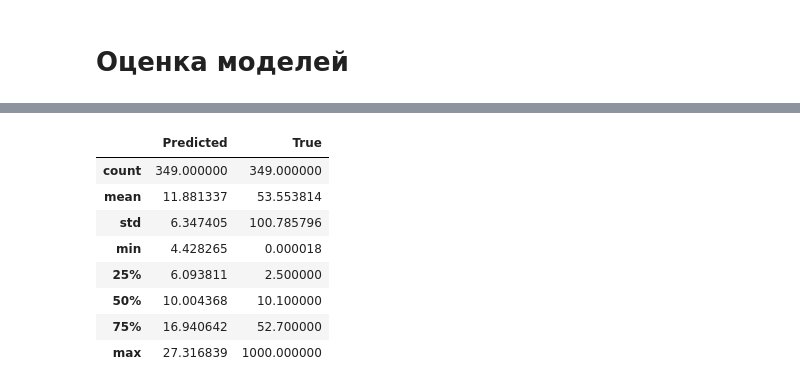
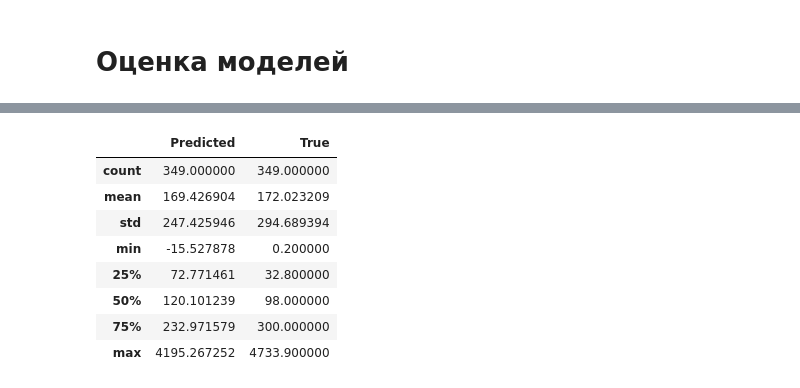
Before and after one commit to oodlbee/drug_prediction, a Jupyter notebook: drug_prediction.ipynb, the cells around one changed output, grey strips where cells are left out. Saved outputs shown, nothing was run; the diff lists cells and outputs as text; code cells hidden in the pictures.

```diff
--- a/drug_prediction.ipynb
+++ b/drug_prediction.ipynb
@@ -65,5 +120,6 @@ full.head(1)
 # %%
-full.drop(["Title", "SMILES"], axis=1, inplace=True)
+full.drop(["Title","SMILES","Unnamed: 0"], axis=1, inplace=True)
+full = full.join(processed_smiles)
 X = full.iloc[:, 3:]
 y = full.iloc[:, :3]
 y_si = y["SI"]
@@ -139,6 +165,6 @@ y_cc = y["CC50-MDCK, mmg/ml"]
 # %%
-# Не забываем заменить агрумент 'y' при выборе другого целевого столбца
-X_train, X_test, y_train, y_test = train_test_split(X, y_ic,  test_size=0.25, random_state=42)
+# # Не забываем заменить агрумент 'y' при выборе другого целевого столбца
+# X_train, X_test, y_train, y_test = train_test_split(X, y_ic,  test_size=0.25, random_state=42)
 # %% [markdown]
 ## Второй лист 1400
 # %%
@@ -174,5 +182,5 @@ y_cc = y["CC50-MDCK, mmg/ml"]
 # %%
-X_train, X_test, y_train, y_test = train_test_split(X, y_ic,  test_size=0.25, random_state=42)
+# X_train, X_test, y_train, y_test = train_test_split(X, y_cc,  test_size=0.25, random_state=42)
 # %% [markdown]
 # Запуск моделей
 # %% [markdown]
@@ -194,0 +220,8 @@ svr = SVR().fit(X_train, y_train)
+# %%
+line_param = np.linspace(0, 20, 20)
+parameters = {'kernel':('rbf', "poly", "sigmoid"), 'C':line_param}
+svr = SVR()
+grid_search_svm = GridSearchCV(estimator=svr, param_grid=parameters, cv = 6)
+grid_search_svm.fit(X_train, y_train)
+svr = grid_search_svm.best_estimator_
+# svr_nofit = SVR().fit(X_train, y_train)
@@ -230,13 +305,13 @@ metrics
 # %%
-opa = pd.DataFrame({"Predicted": svr.predict(X_test), "True": y_test})
+opa = pd.DataFrame({"Predicted": cat.predict(X_test), "True": y_test})
 opa.describe()
 # %% [output]
 |  | Predicted | True |
 | count | 349.000000 | 349.000000 |
-| mean | 11.881337 | 53.553814 |
-| std | 6.347405 | 100.785796 |
-| min | 4.428265 | 0.000018 |
-| 25% | 6.093811 | 2.500000 |
-| 50% | 10.004368 | 10.100000 |
-| 75% | 16.940642 | 52.700000 |
-| max | 27.316839 | 1000.000000 |
+| mean | 169.426904 | 172.023209 |
+| std | 247.425946 | 294.689394 |
+| min | -15.527878 | 0.200000 |
+| 25% | 72.771461 | 32.800000 |
+| 50% | 120.101239 | 98.000000 |
+| 75% | 232.971579 | 300.000000 |
+| max | 4195.267252 | 4733.900000 |
```
Also changed, not shown: parts of 28 cells of this notebook.
